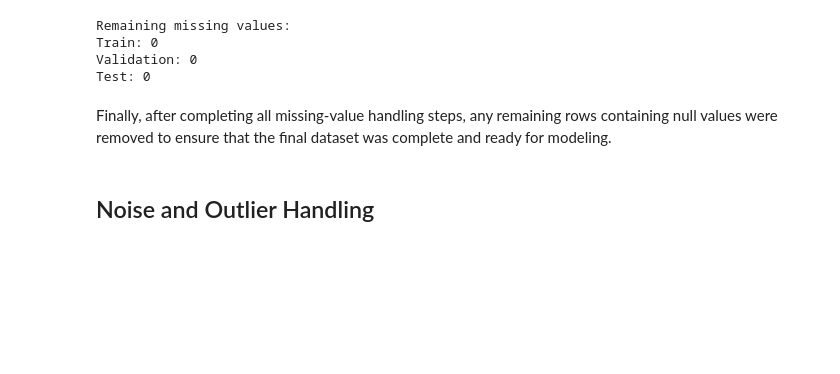
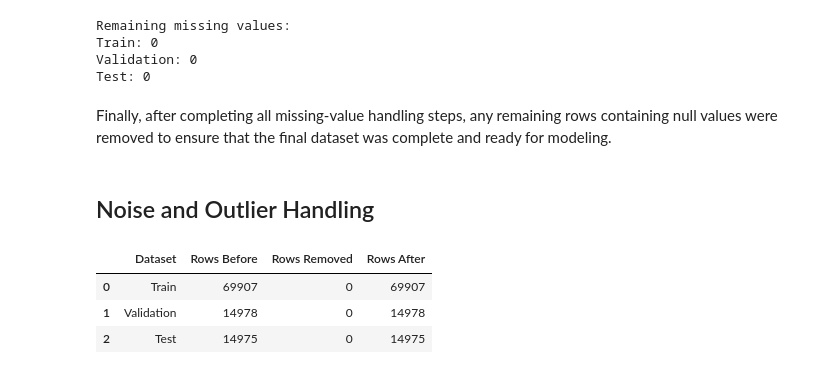
Before and after one commit to SepehrGhorashi/us-accident-severity-prediction, a Jupyter notebook: 02_data_processing.ipynb, the cells around one changed output. Drawn from its saved outputs; the diff is of its cells as text; code cells hidden in the pictures; blank space fills up the shorter version.

```diff
--- a/02_data_processing.ipynb
+++ b/02_data_processing.ipynb
@@ -1921,3 +1921,81 @@ Test: 0
 Finally, after completing all missing-value handling steps, any remaining rows containing null values were removed to ensure that the final dataset was complete and ready for modeling.
 # %% [markdown]
 ## Noise and Outlier Handling
+# %%
+# Store datasets
+datasets = {
+    "Train": train_df,
+    "Validation": validation_df,
+    "Test": test_df
+}
+
+longitude_cleaning_summary = []
+
+for dataset_name, dataset in datasets.items():
+    if "Additional_Lng" not in dataset.columns:
+        raise ValueError(
+            f"'Additional_Lng' does not exist in {dataset_name}."
+        )
+
+    # Convert longitude to numeric
+    dataset["Additional_Lng"] = pd.to_numeric(
+        dataset["Additional_Lng"],
+        errors="coerce"
+    )
+
+    rows_before = len(dataset)
+
+    # Find invalid longitude values
+    invalid_mask = ~dataset["Additional_Lng"].between(
+        -125,
+        -66,
+        inclusive="both"
+    )
+
+    invalid_count = invalid_mask.sum()
+
+    # Remove invalid rows
+    dataset.drop(
+        index=dataset.index[invalid_mask],
+        inplace=True
+    )
+
+    dataset.reset_index(
+        drop=True,
+        inplace=True
+    )
+
+    longitude_cleaning_summary.append({
+        "Dataset": dataset_name,
+        "Rows Before": rows_before,
+        "Rows Removed": invalid_count,
+        "Rows After": len(dataset)
+    })
+
+# Show cleaning summary
+longitude_cleaning_summary = pd.DataFrame(
+    longitude_cleaning_summary
+)
+
+display(longitude_cleaning_summary)
+
+# Check final longitude ranges
+display(
+    pd.DataFrame({
+        "Minimum": {
+            "Train": train_df["Additional_Lng"].min(),
+            "Validation": validation_df["Additional_Lng"].min(),
+            "Test": test_df["Additional_Lng"].min()
+        },
+        "Maximum": {
+            "Train": train_df["Additional_Lng"].max(),
+            "Validation": validation_df["Additional_Lng"].max(),
+            "Test": test_df["Additional_Lng"].max()
+        }
+    })
+)
+# %% [output]
+|  | Dataset | Rows Before | Rows Removed | Rows After |
+| 0 | Train | 69907 | 0 | 69907 |
+| 1 | Validation | 14978 | 0 | 14978 |
+| 2 | Test | 14975 | 0 | 14975 |
```
Also changed, not shown: parts of 7 cells of this notebook.
